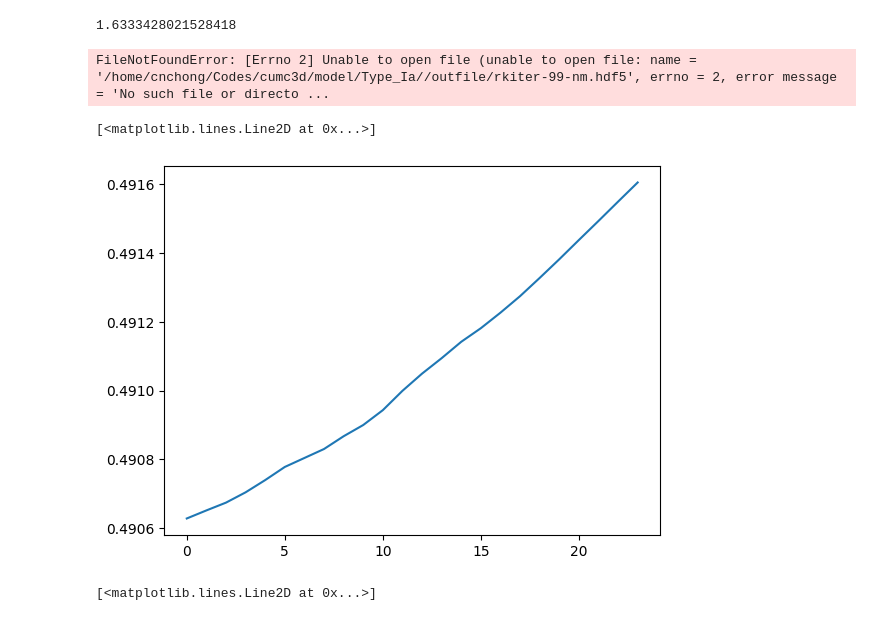
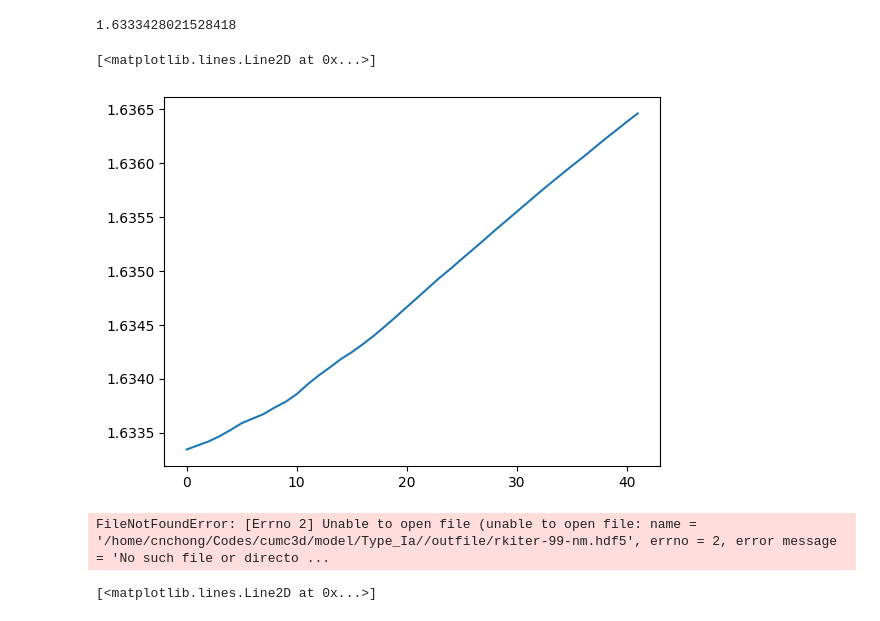
Before and after one commit to Chad-Chong/cumc3d, a Jupyter notebook: model/Type_Ia/ipynbs/hdf5_reader.ipynb, the cells around one changed output. Saved outputs shown, nothing was run; the diff lists cells and outputs as text; code cells hidden in the pictures.

```diff
--- a/model/Type_Ia/ipynbs/hdf5_reader.ipynb
+++ b/model/Type_Ia/ipynbs/hdf5_reader.ipynb
@@ -99,33 +99,6 @@ bz = bcells[2,1:,1,1:]/gauss2code
 np.sum(dens*vol/solar)
 # %% [output]
 1.6333428021528418
-# %%
-t = 99
-filename = data_path+"/outfile/rkiter-"+str(t)+"-nm.hdf5"
-f = h5py.File(filename, "r")
-
-if t == 0:
-    vol = f["vol"][:].T
-    vol = vol[:,0,:]/(lencgs2code**3)
-    atmosphere = f['prim_a'][:].T
-    atmo_rho = atmosphere[0]/rhocgs2code
-
-primitive = f['primitive'][:].T
-
-dens = primitive[irho,1:-1,1,1:-1]/rhocgs2code
-dens[dens<= atmo_rho] = 0.0
-x56 = primitive[ini56,1:-1,1,1:-1]
-vx = primitive[ivx,1:-1,1,1:-1]*clight
-vy = primitive[ivy,1:-1,1,1:-1]*clight
-vz = primitive[ivz,1:-1,1,1:-1]*clight
-time = f['time'][0]/tcgs2code
-
-bcells = f['bcell'][:].T
-bx = bcells[0,1:,1,1:]/gauss2code
-by = bcells[1,1:,1,1:]/gauss2code
-bz = bcells[2,1:,1,1:]/gauss2code
-# %% [output]
-FileNotFoundError: [Errno 2] Unable to open file (unable to open file: name = '/home/cnchong/Codes/cumc3d/model/Type_Ia//outfile/rkiter-99-nm.hdf5', errno = 2, error message = 'No such file or directo ...
 # %%
 masses = []
 atmo_rhos = []
@@ -146,10 +119,37 @@ for t in range(n):
     dens[dens<= atmo_rho] = 0.0
     masses.append(np.sum(dens*vol/solar))
 # %%
-plt.plot(np.log(masses))
+plt.plot(masses)
 # %% [output]
 [<matplotlib.lines.Line2D at 0x...>]
-[figure, old version]
+[figure, new version]
+# %%
+t = 99
+filename = data_path+"/outfile/rkiter-"+str(t)+"-nm.hdf5"
+f = h5py.File(filename, "r")
+
+if t == 0:
+    vol = f["vol"][:].T
+    vol = vol[:,0,:]/(lencgs2code**3)
+    atmosphere = f['prim_a'][:].T
+    atmo_rho = atmosphere[0]/rhocgs2code
+
+primitive = f['primitive'][:].T
+
+dens = primitive[irho,1:-1,1,1:-1]/rhocgs2code
+dens[dens<= atmo_rho] = 0.0
+x56 = primitive[ini56,1:-1,1,1:-1]
+vx = primitive[ivx,1:-1,1,1:-1]*clight
+vy = primitive[ivy,1:-1,1,1:-1]*clight
+vz = primitive[ivz,1:-1,1,1:-1]*clight
+time = f['time'][0]/tcgs2code
+
+bcells = f['bcell'][:].T
+bx = bcells[0,1:,1,1:]/gauss2code
+by = bcells[1,1:,1,1:]/gauss2code
+bz = bcells[2,1:,1,1:]/gauss2code
+# %% [output]
+FileNotFoundError: [Errno 2] Unable to open file (unable to open file: name = '/home/cnchong/Codes/cumc3d/model/Type_Ia//outfile/rkiter-99-nm.hdf5', errno = 2, error message = 'No such file or directo ...
 # %%
 plt.plot(atmo_rhos)
 # %% [output]
```
Also changed, not shown: 3 other files.
